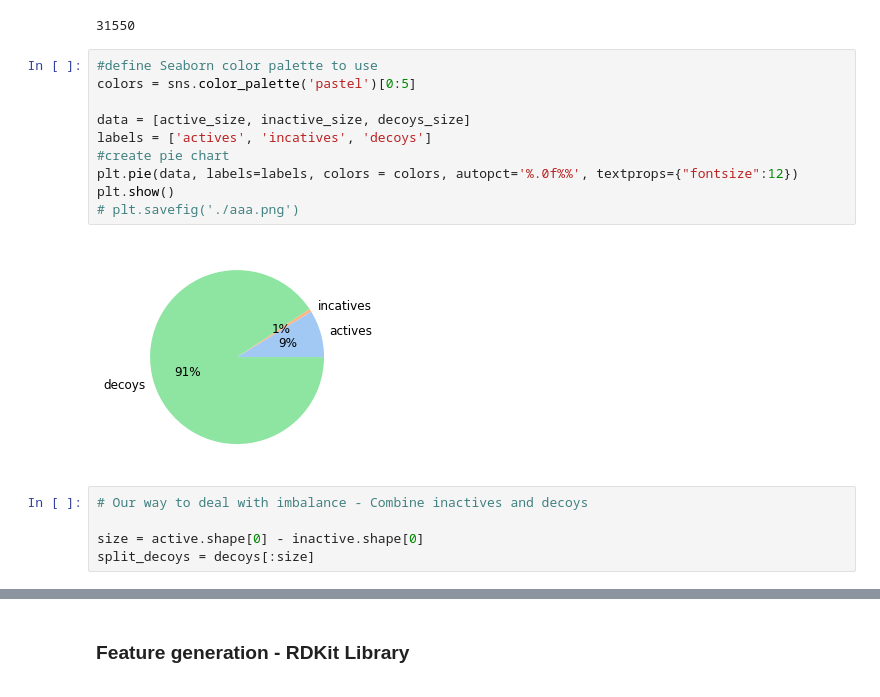
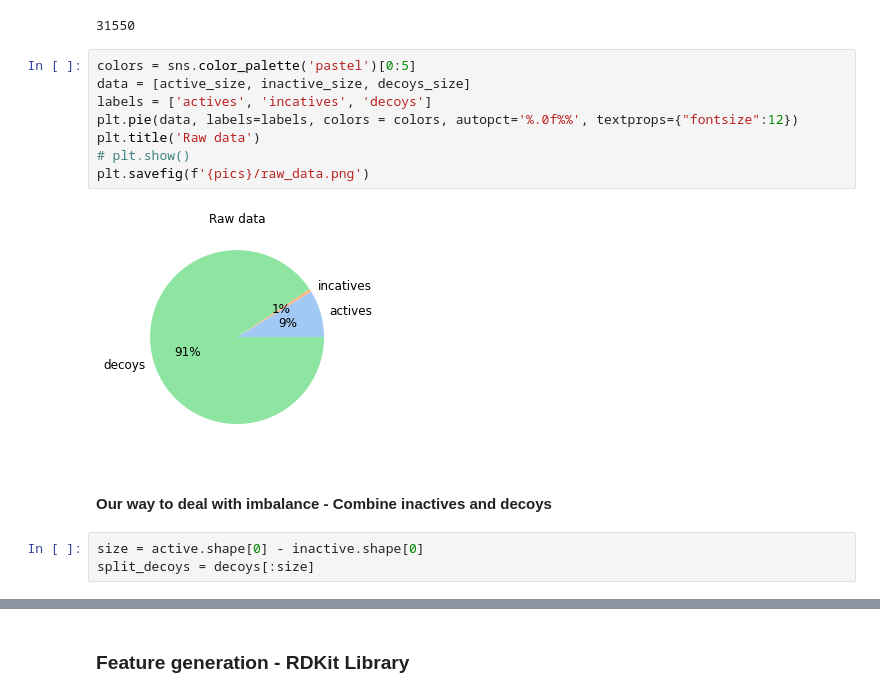
Before and after one commit to Protolaw/a2a_binary_classifier, a Jupyter notebook: classifier.ipynb, the cells around one changed output, grey strips where cells are left out. Drawn from its saved outputs; the diff is of its cells as text.

```diff
--- a/classifier.ipynb
+++ b/classifier.ipynb
@@ -38,19 +38,17 @@ decoys_size
 # %% [output]
 31550
 # %%
-#define Seaborn color palette to use
 colors = sns.color_palette('pastel')[0:5]
-
 data = [active_size, inactive_size, decoys_size]
 labels = ['actives', 'incatives', 'decoys']
-#create pie chart
 plt.pie(data, labels=labels, colors = colors, autopct='%.0f%%', textprops={"fontsize":12})
-plt.show()
-# plt.savefig('./aaa.png')
+plt.title('Raw data')
+# plt.show()
+plt.savefig(f'{pics}/raw_data.png')
 # %% [output]
-[figure, old version]
+[figure, new version]
+# %% [markdown]
+#### Our way to deal with imbalance - Combine inactives and decoys
 # %%
-# Our way to deal with imbalance - Combine inactives and decoys
-
 size = active.shape[0] - inactive.shape[0]
 split_decoys = decoys[:size]
```
Also changed, not shown: parts of 40 cells of this notebook.
